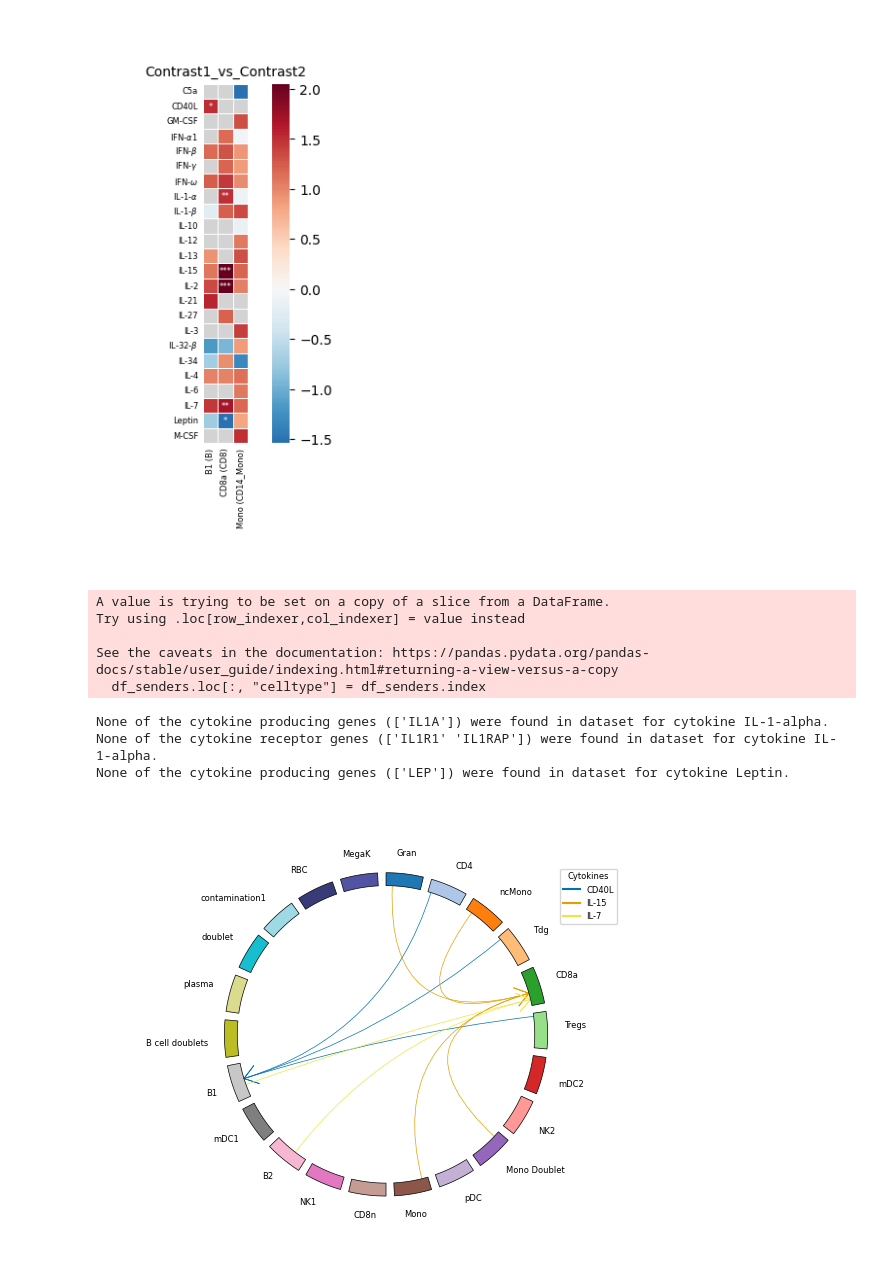
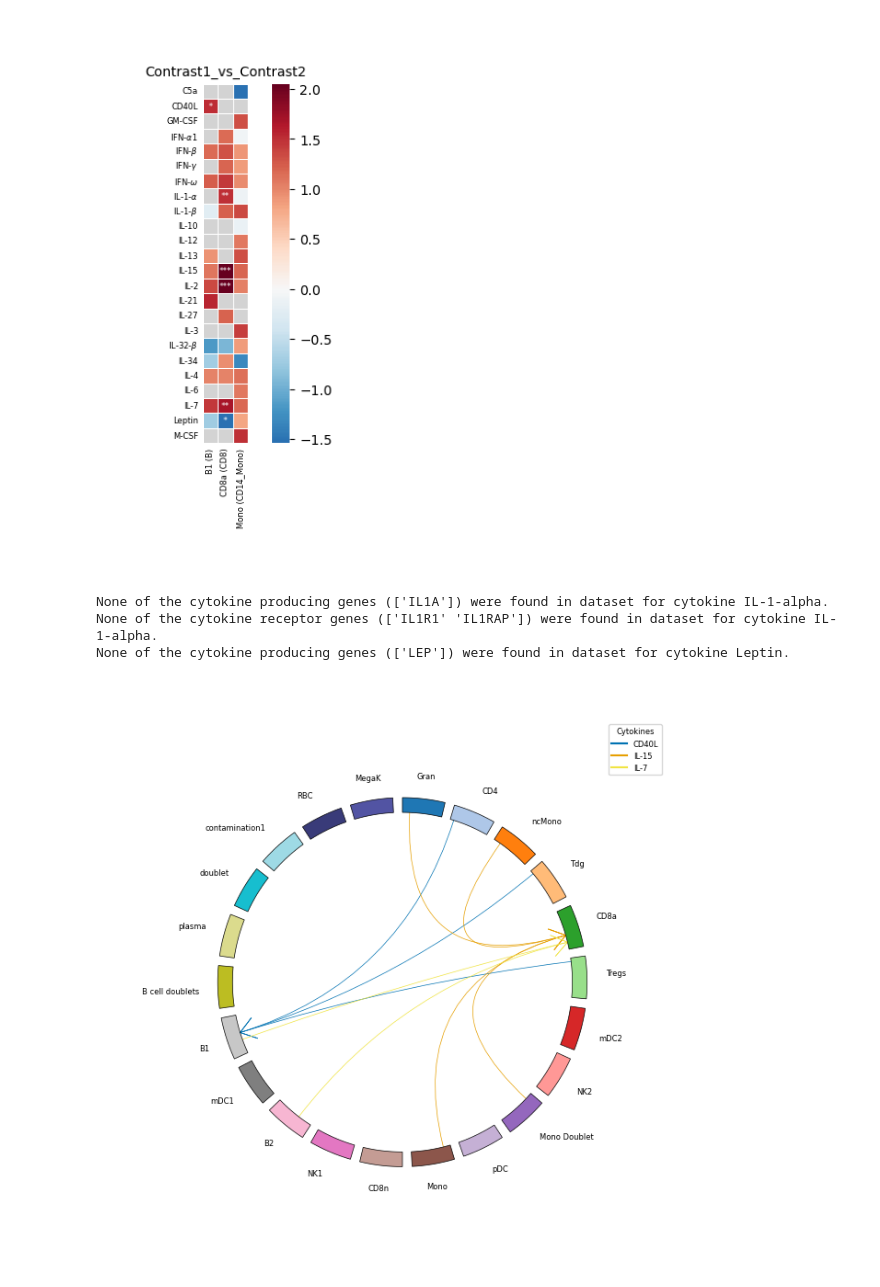
Before and after one commit to theislab/huCIRA, a Jupyter notebook: docs/notebooks/Tutorial_HCD_MS.ipynb, the cells around one changed output. Drawn from its saved outputs; the diff is of its cells as text; code cells hidden in the pictures.

```diff
--- a/docs/notebooks/Tutorial_HCD_MS.ipynb
+++ b/docs/notebooks/Tutorial_HCD_MS.ipynb
@@ -235,12 +235,12 @@ robust_results_dict = cy.get_robust_significant_results(
 )
 
 
-one_valid_contrast = all_enrichment_results.contrast.unique()[0] # Can be looked up manually
-print(f"Contrast that was plotted in this example: {one_valid_contrast}")
+contrast_one = all_enrichment_results.contrast.unique()[0] # Can be looked up manually
+print(f"Contrast that was plotted in this example: {contrast_one}")
 
 cy.plot_significant_results(
-    results_pivot=robust_results_dict[one_valid_contrast][0],
-    df_annot=robust_results_dict[one_valid_contrast][1],
+    results_pivot=robust_results_dict[contrast_one][0],
+    df_annot=robust_results_dict[contrast_one][1],
     fontsize=6,
     save_fig=False,
     fig_path=""
@@ -270,45 +270,43 @@ Contrast that was plotted in this example: True_vs_False
 # %%
 #### Cell-cell communication
 
+
 cytokine_info = pd.read_excel("/home/icb/jenni.liu/projects/cytokine_dict_folder/20250125_cytokine_info_with_functional_classification_LV.xlsx")
+# cytokine_info = cy.load_cytokine_info()
 expression_threshold = 0.1/10_000 # = 100 TPM
 expression_threshold = np.log2((expression_threshold) + 1)
-this_contrast = all_enrichment_results.contrast.unique()[0]
 
 # Compute cytokine senders and receivers per cell type.
 df_senders, df_receivers = cy.get_all_senders_and_receivers(
     adata = adata,
     cytokine_info = cytokine_info,
-    cytokine_list = robust_results_dict[one_valid_contrast][2].cytokine.unique(),
+    cytokine_list = robust_results_dict[contrast_one][2].cytokine.unique(),
     celltype_colname = your_celltype_colname,
     sender_pvalue_threshold = 0.1,
     receiver_mean_X_threshold = 0,
 )
 
 # Plots cell-cell communication
 legend_handles, legend_labels = cy.plot_communication(
     df_src = df_senders,
     df_tgt = df_receivers,
     frac_expressing_cells_sender = 0,
     frac_expressing_cells_receiver = 0,
     mean_cytokine_gene_expression_sender = expression_threshold,
     mean_cytokine_gene_expression_receiver = expression_threshold,
-    df_enrichment=robust_results_dict[one_valid_contrast][2],
-    all_celltypes=np.array(adata.obs.labels.unique()),
+    df_enrichment=robust_results_dict[contrast_one][2],
+    all_celltypes=np.array(adata.obs[your_celltype_colname].unique()),
     show_legend=True,
-    # save_path = os.path.join("", "communication_blood.svg"),
+    figsize = (6,7),
     lw=0.5,
     fontsize=6,
+    bbox_to_anchor=(1.1,1.1),
+    loc="center"
 )
 # %% [output]
-A value is trying to be set on a copy of a slice from a DataFrame.
-Try using .loc[row_indexer,col_indexer] = value instead
-
-See the caveats in the documentation: https://pandas.pydata.org/pandas-docs/stable/user_guide/indexing.html#returning-a-view-versus-a-copy
-  df_senders.loc[:, "celltype"] = df_senders.index
+None of the cytokine producing genes (['IL1A']) were found in dataset for cytokine IL-1-alpha.
+None of the cytokine receptor genes (['IL1R1' 'IL1RAP']) were found in dataset for cytokine IL-1-alpha.
+None of the cytokine producing genes (['LEP']) were found in dataset for cytokine Leptin.
-None of the cytokine producing genes (['IL1A']) were found in dataset for cytokine IL-1-alpha.
-None of the cytokine receptor genes (['IL1R1' 'IL1RAP']) were found in dataset for cytokine IL-1-alpha.
-None of the cytokine producing genes (['LEP']) were found in dataset for cytokine Leptin.
-[figure, old version]
+[figure, new version]
 # %%
 ## --END-- ##
```
Also changed, not shown: parts of 5 cells of this notebook, 1 other file.
